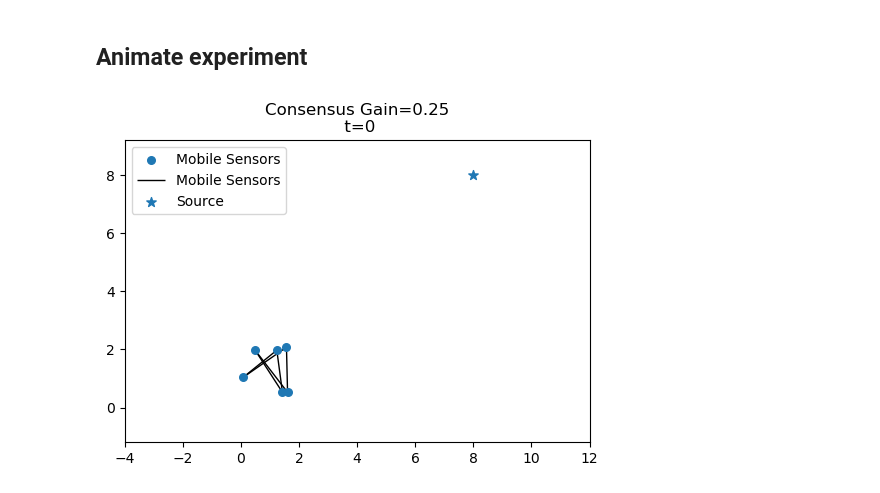
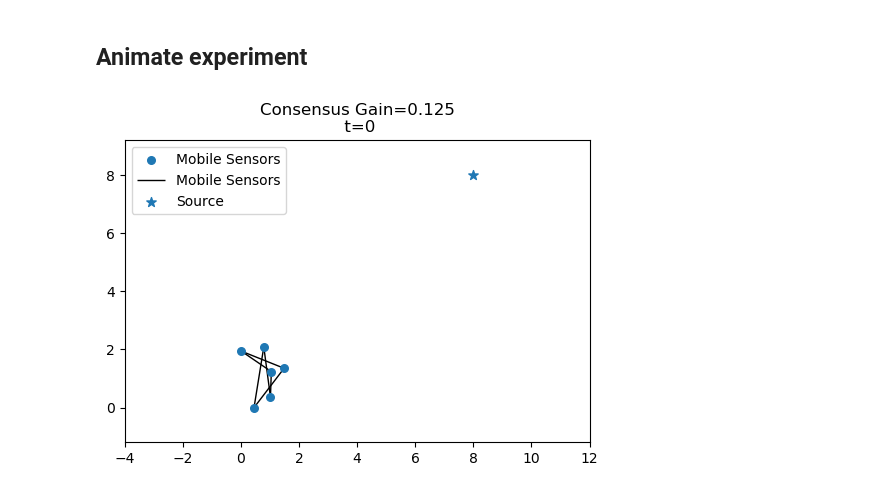
Before and after one commit to lina-robotics-lab/fim_track, a Jupyter notebook: src/Consensus Estimation-Animation-Variation(5).ipynb, the cells around one changed output. Cells and saved outputs as stored; diff of their text form; code cells hidden in the pictures.

```diff
--- a/src/Consensus Estimation-Animation-Variation(5).ipynb
+++ b/src/Consensus Estimation-Animation-Variation(5).ipynb
@@ -75,38 +75,38 @@ for gain in [0,0.05,0.1,0.125,0.2,0.25,0.5]:
 ## Animate experiment
 # %%
 
-for gain in  [0.25]:
+for gain in  [0.125]:
     expr= "Consensus-gain{}_var5".format(gain)
     filepath = "{}.pkl".format(expr)
     with open(filepath,'rb') as file:
         record = pkl.load(file)
     title=r"Consensus Gain={}".format(gain)
     ps = np.array([locs for sensor, locs in record['sensor_locs'].items()])
     qs = record['src_locs']['source_1']
     N_iter = ps.shape[1]
 
     fig, ax = plt.subplots(dpi=100)
     def plot_single_frame(j):
         ax.cla()
         G = record['comm_network'][0]
         nx.draw(G,pos=ps[:,j,:],ax=ax,label='Mobile Sensors',node_size=30) # ps.shape=(n_sensors,N_iter,space_dim)
         ax.scatter(qs[j,0],qs[j,1],marker='*',s=50,label='Source')
         ax.axis('on')
         ax.axis('equal')
         ax.tick_params(left=True, bottom=True, labelleft=True, labelbottom=True)
         ax.set_xlim((-4,12))
         ax.set_ylim((-4,12))
         ax.legend()
         ax.set_title(title+"\n t={}".format(j))
         plt.show()
 
 
     # call the animator.  blit=True means only re-draw the parts that have changed.
     anim = animation.FuncAnimation(fig, plot_single_frame,
                                    frames=N_iter,interval=100)
     anim.save('{}.mp4'.format(expr))
 # %% [output]
-[figure, old version]
+[figure, new version]
 # %%
 HTML(anim.to_html5_video())
 # %% [output]
```
Also changed, not shown: 49 other files.
